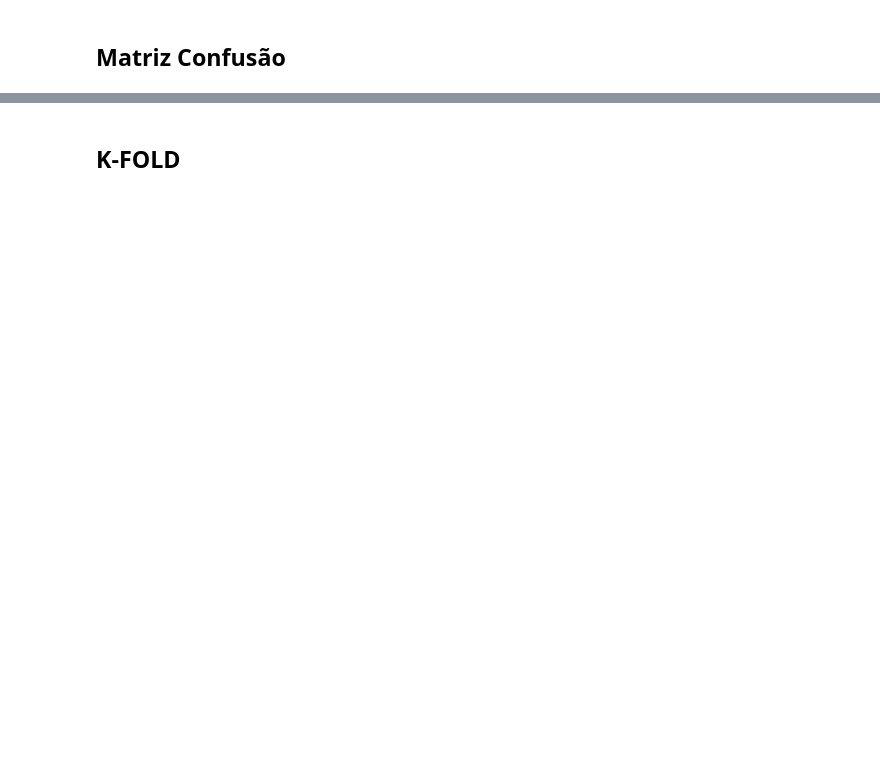
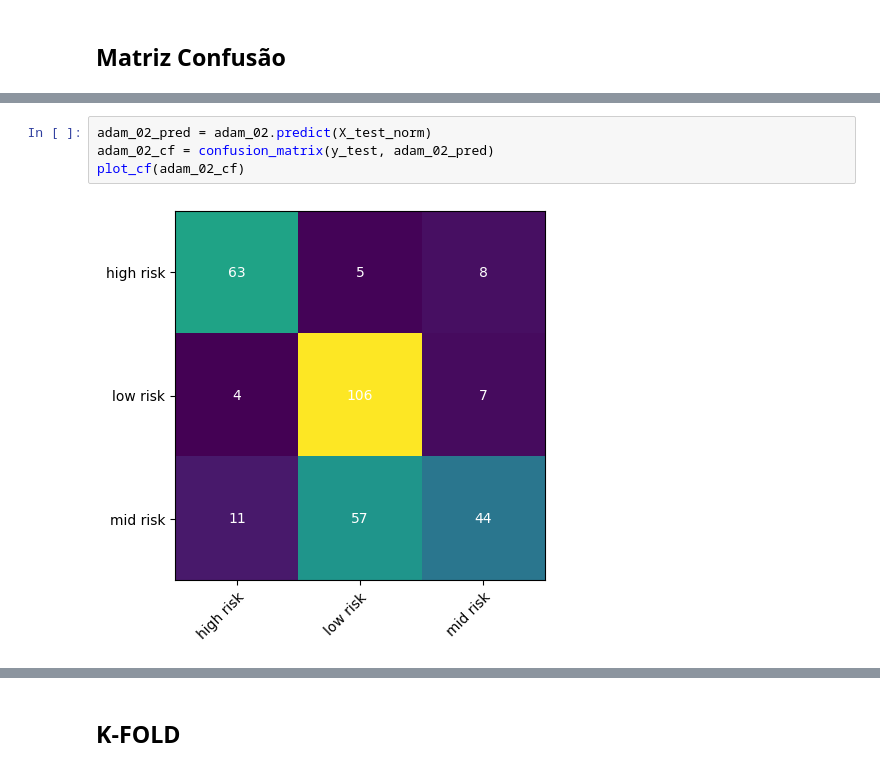
Before and after one commit to jo-alves01/rna-aa3, a Jupyter notebook: rna_mhr-carlos.ipynb, the cells around one changed output, grey strips where cells are left out. Drawn from its saved outputs; the diff is of its cells as text; blank space fills up the shorter version.

```diff
--- a/rna_mhr-carlos.ipynb
+++ b/rna_mhr-carlos.ipynb
@@ -420,0 +424,6 @@ print('Revocação para MLP3: ', recall_score(y_test, test_predictions3,average=
+# %%
+adam_02_pred = adam_02.predict(X_test_norm)
+adam_02_cf = confusion_matrix(y_test, adam_02_pred)
+plot_cf(adam_02_cf)
+# %% [output]
+[figure, added]
```
Also changed, not shown: parts of 36 cells of this notebook.
